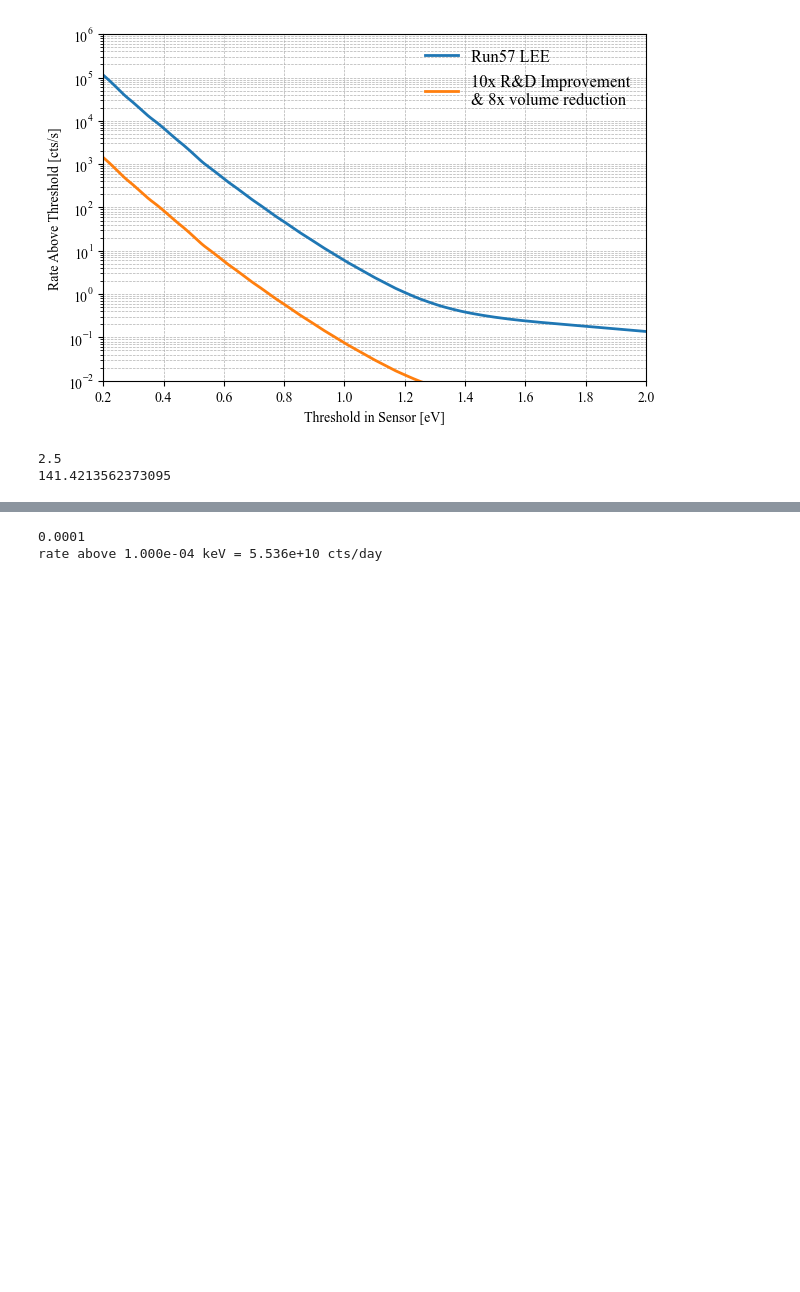
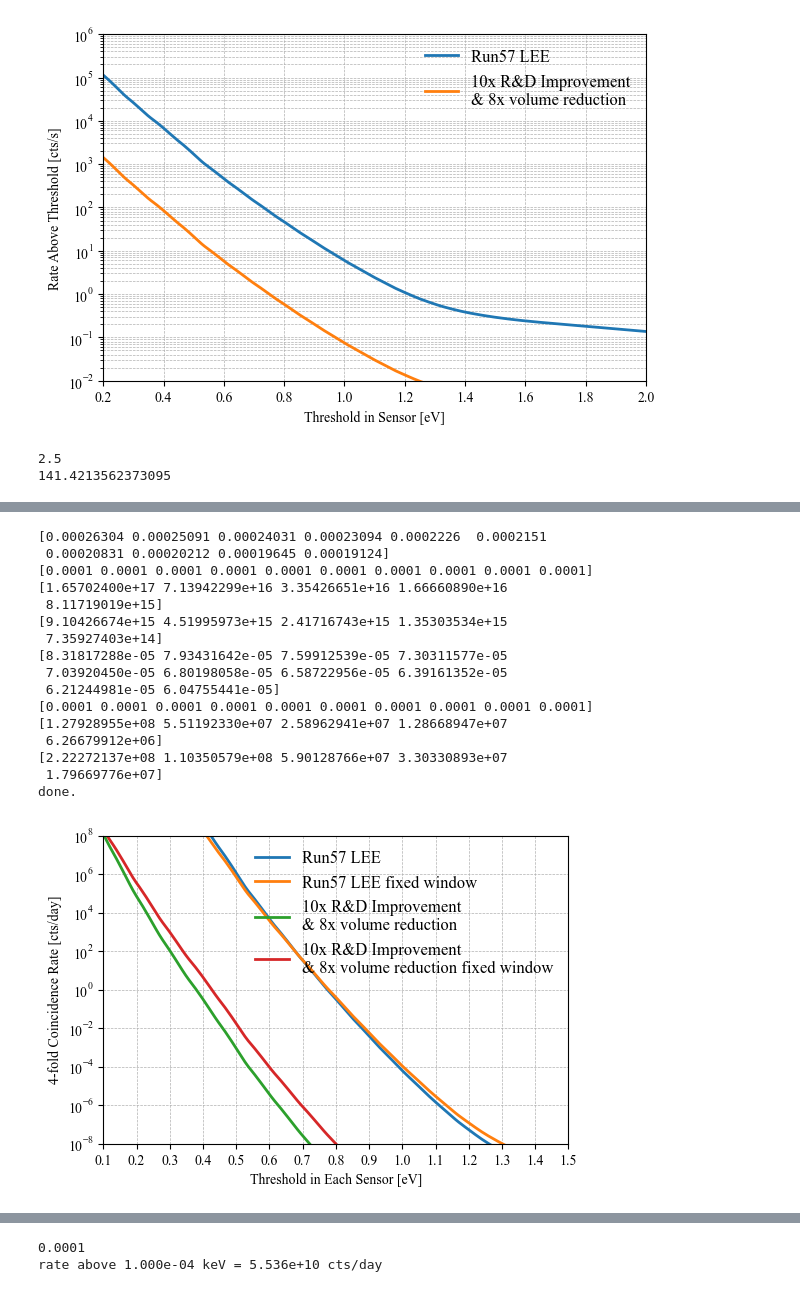
Before and after one commit to spice-herald/DarkLim, a Jupyter notebook: examples/sampling_test.ipynb, the cells around one changed output, grey strips where cells are left out. Drawn from its saved outputs; the diff is of its cells as text; code cells hidden in the pictures; blank space fills up the shorter version.

```diff
--- a/examples/sampling_test.ipynb
+++ b/examples/sampling_test.ipynb
@@ -164,0 +176,75 @@ done.
+# %%
+# plot 4-fold pileup rate vs per_device_threshold
+
+def pile_up_rate_4fold(rate,window):
+    return np.power(rate,4) * np.power(window,3)
+
+scale_factor = 1
+lee_scale_factors = [1,0.1/8]
+e_res = np.array([0.200,0.020])*1e-3 # energy res in keV
+
+labs = ['Run57 LEE','10x R&D Improvement\n& 8x volume reduction']
+
+fig, ax = plt.subplots(1,figsize=(6,4))
+
+for i,sf in enumerate(lee_scale_factors):
+    thresholds = np.linspace(0.1e-3,10e-3,num=1000)
+
+    windows = 186e-6/np.sqrt(thresholds/e_res[i]) # seconds
+    fixed_windows = np.full_like(thresholds,100e-6)
+
+    print(windows[:10])
+    print(fixed_windows[:10])
+
+    rates_above_threshold = np.asarray([ pdf_integral(lee_func,thres,100e-3,10000) for thres in thresholds ])
+
+    pile_up_rates = 3600*24 * scale_factor * \
+                    pile_up_rate_4fold(sf*rates_above_threshold/24/3600,windows)
+
+    pile_up_rates_fixed = 3600*24 * scale_factor * \
+                    pile_up_rate_4fold(sf*rates_above_threshold/24/3600,fixed_windows)
+
+    print(pile_up_rates[:5])
+    print(pile_up_rates_fixed[:5])
+
+    #pile_up_rates_2 = scale_factor * (sf*rates_above_threshold/24/3600)*3600*24*(1/6)*(sf*w*rates_above_threshold/24/3600)**(4-1) * np.exp(-w*rates_above_threshold/24/3600)
+
+    plt.plot(thresholds*1000,pile_up_rates,lw=2,label=labs[i])
+    plt.plot(thresholds*1000,pile_up_rates_fixed,lw=2,label=labs[i]+' fixed window')
+
+    #plt.plot(thresholds*1000,pile_up_rates/pile_up_rates_fixed,lw=2, color='black')
+
+
+#ax.set_xlim(thresholds[0]*1000,thresholds[-1]*1000)
+ax.set_xlim(0.1,1.5)
+ax.xaxis.set_major_locator(MaxNLocator(14))
+ax.set_ylim(1e-8,1e8)
+#ax.set_xscale('log')
+ax.set_yscale('log')
+ax.grid(lw=0.5,ls='--',which='both')
+ax.legend(loc='upper right',frameon=False,ncol=1,fontsize=12)
+
+ax.set_xlabel('Threshold in Each Sensor [eV]')
+ax.set_ylabel('4-fold Coincidence Rate [cts/day]')
+#ax.set_title('Total Rate = {:0.3e} cts/day'.format(pile_up_rate))
+#ax.set_title(r'Fixed {:0.0f} $\mu$s window'.format(w/1e-6))
+
+print('done.')
+# %% [output]
+[0.00026304 0.00025091 0.00024031 0.00023094 0.0002226  0.0002151
+ 0.00020831 0.00020212 0.00019645 0.00019124]
+[0.0001 0.0001 0.0001 0.0001 0.0001 0.0001 0.0001 0.0001 0.0001 0.0001]
+[1.65702400e+17 7.13942299e+16 3.35426651e+16 1.66660890e+16
+ 8.11719019e+15]
+[9.10426674e+15 4.51995973e+15 2.41716743e+15 1.35303534e+15
+ 7.35927403e+14]
+[8.31817288e-05 7.93431642e-05 7.59912539e-05 7.30311577e-05
+ 7.03920450e-05 6.80198058e-05 6.58722956e-05 6.39161352e-05
+ 6.21244981e-05 6.04755441e-05]
+[0.0001 0.0001 0.0001 0.0001 0.0001 0.0001 0.0001 0.0001 0.0001 0.0001]
+[1.27928955e+08 5.51192330e+07 2.58962941e+07 1.28668947e+07
+ 6.26679912e+06]
+[2.22272137e+08 1.10350579e+08 5.90128766e+07 3.30330893e+07
+ 1.79669776e+07]
+done.
+[figure, added]
```
Also changed, not shown: parts of 5 cells of this notebook.
